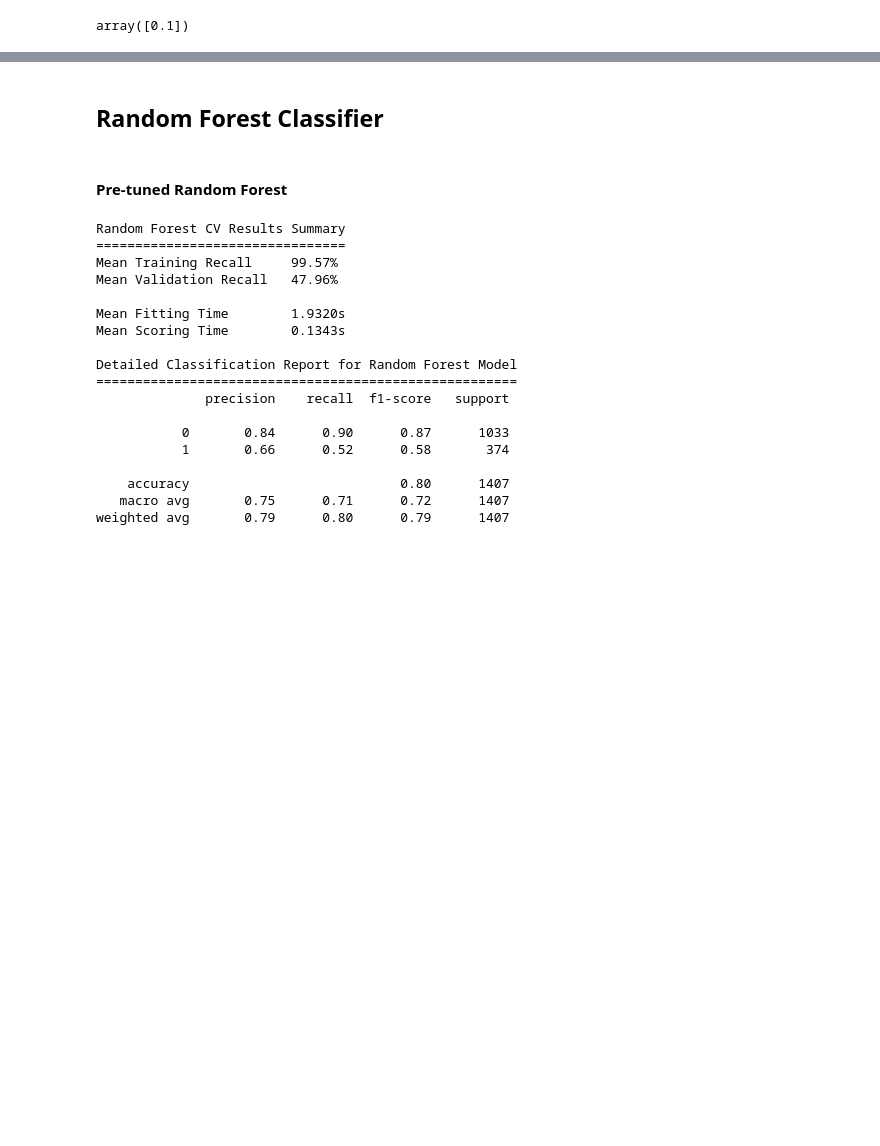
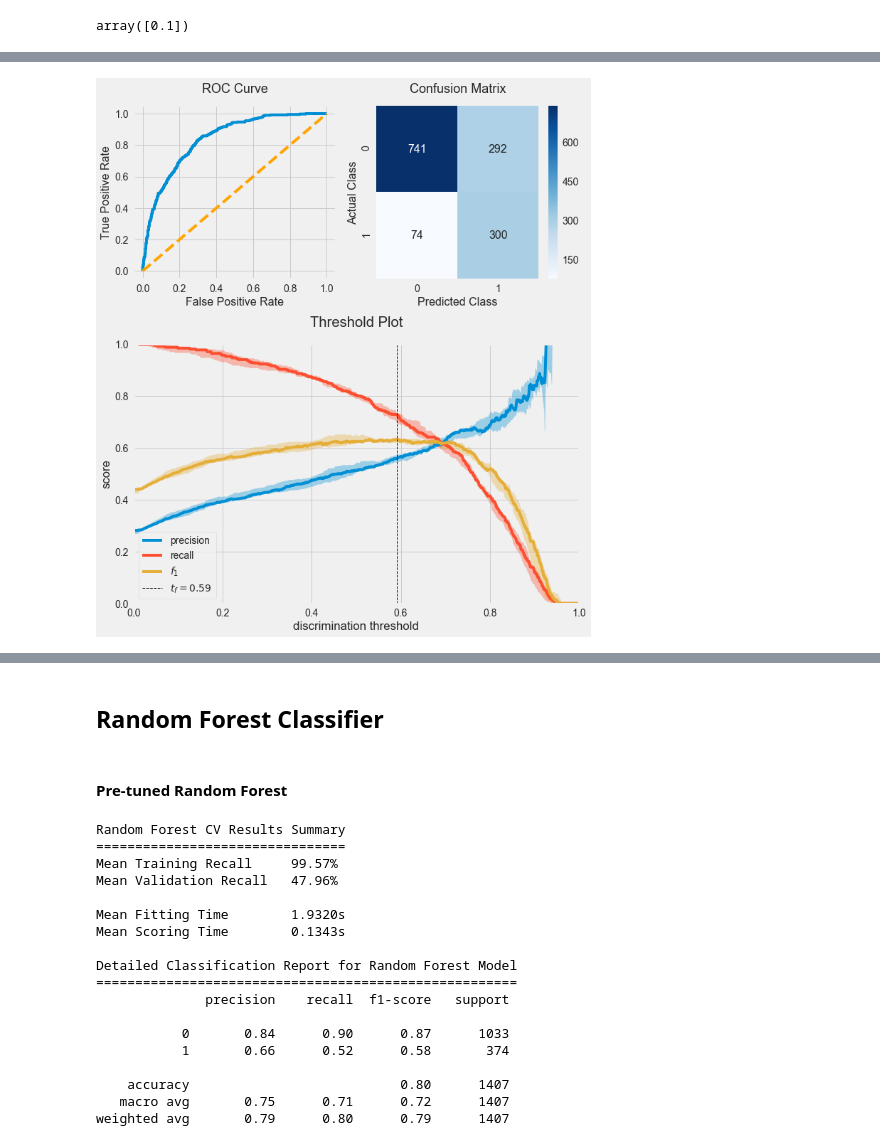
Before and after one commit to Joshuayeo95/Telco-Churn, a Jupyter notebook: modelling.ipynb, the cells around one changed output, grey strips where cells are left out. Saved outputs shown, nothing was run; the diff lists cells and outputs as text; code cells hidden in the pictures; blank space fills up the shorter version.

```diff
--- a/modelling.ipynb
+++ b/modelling.ipynb
@@ -307,0 +494,10 @@ logreg = LogisticRegression(**logreg_params)
+# %%
+# SMOTE over sampling using 3 nearest neighbours
+smote = SMOTE(random_state=SEED, k_neighbors=3)
+smote_logreg_pipe = imb.pipeline.Pipeline(steps=[
+    ('Smote', smote),
+    ('LogReg', LogisticRegression(**logreg_params))
+])
+
+smote_logreg = model_results_summary(smote_logreg_pipe, X_train, y_train, X_test, y_test,
+                                     cv_kwargs, model_name='SMOTE Logistic Regression')
@@ -307,0 +533,4 @@ logreg = LogisticRegression(**logreg_params)
+# %%
+results_visualisations(smote_logreg, X_train, y_train, X_test, y_test, SEED)
+# %% [output]
+[figure, added]
```
Also changed, not shown: parts of 34 cells of this notebook.
